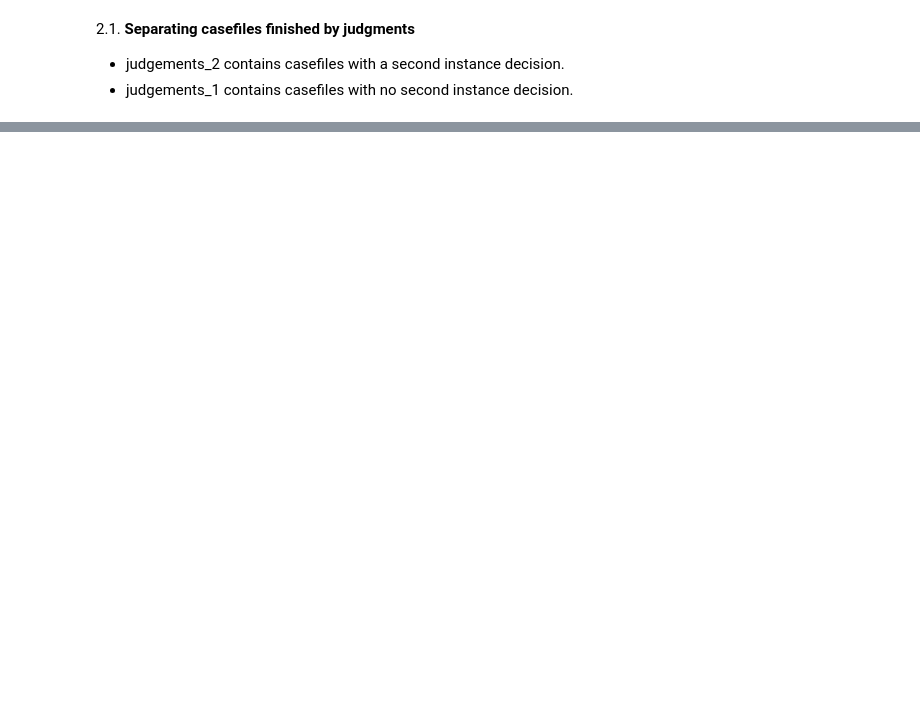
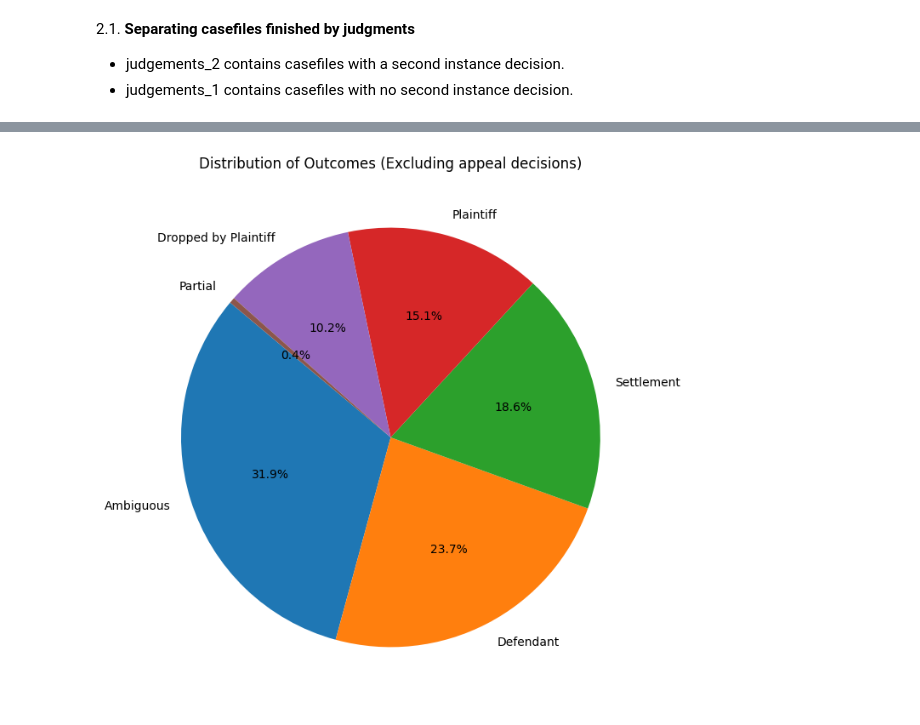
Before and after one commit to pmalca/datasets_iat_project, a Jupyter notebook: 2_judges_outcomes.ipynb, the cells around one changed output, grey strips where cells are left out. Saved outputs shown, nothing was run; the diff lists cells and outputs as text; code cells hidden in the pictures; blank space fills up the shorter version.

```diff
--- a/2_judges_outcomes.ipynb
+++ b/2_judges_outcomes.ipynb
@@ -444,8 +503,0 @@ orders_1['second_instance'] = False
-# %%
-keywords = ['desistimiento', 'conciliación', 'conciliacion',
-            'allanamiento', 'transacción', 'reconocimiento', 'abandono',
-            'transaccion', 'final', 'improcedente', 'archivo definitivo',
-            'incompetencia', 'improcedencia',
-            'sustraccion de la materia', 'conclusion']
-
-orders_1 = orders_1[orders_1['resolution_type'].str.contains('|'.join(keywords), case=False, na=False)]
@@ -524,0 +558,14 @@ orders_case_file = pd.concat([orders_1, orders_2], ignore_index=True)
+# %%
+# Filter out rows where 'resolution_type' contains the word 'vista' (case-insensitive)
+filtered_orders = orders_case_file[~orders_case_file['resolution_type'].str.contains('vista', case=False, na=False)]
+
+# Calculate the value counts for 'outcome' based on the filtered DataFrame
+outcome_counts = filtered_orders['outcome'].value_counts()
+
+# Create a pie chart
+plt.figure(figsize=(8, 8))
+plt.pie(outcome_counts, labels=outcome_counts.index, autopct='%1.1f%%', startangle=140)
+plt.title('Distribution of Outcomes (Excluding appeal decisions)')
+plt.show()
+# %% [output]
+[figure, added]
```
Also changed, not shown: parts of 60 cells of this notebook, 2 other files.
